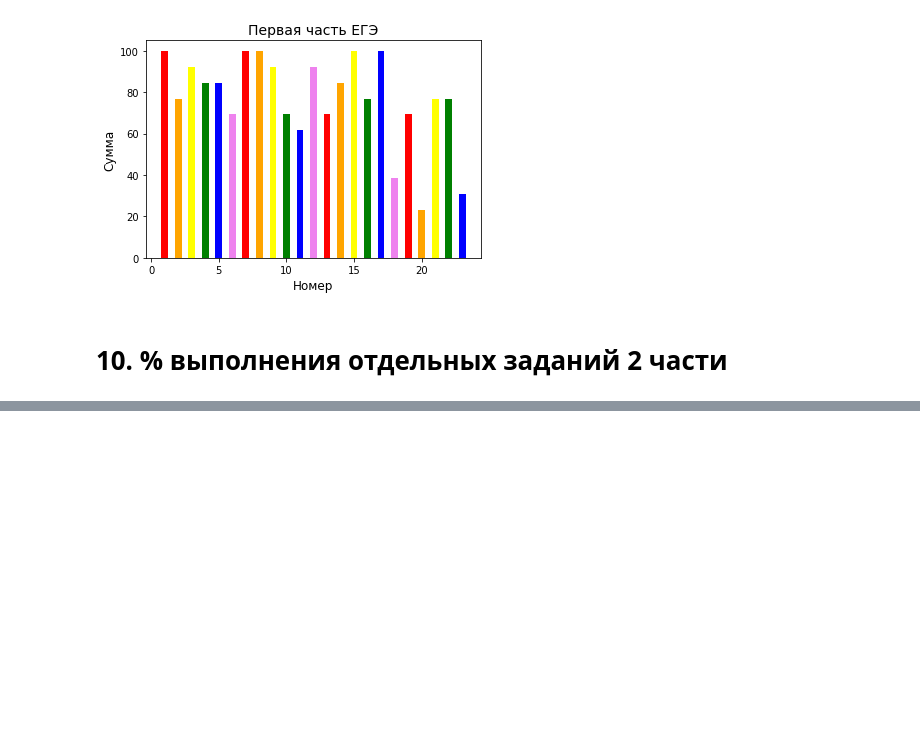
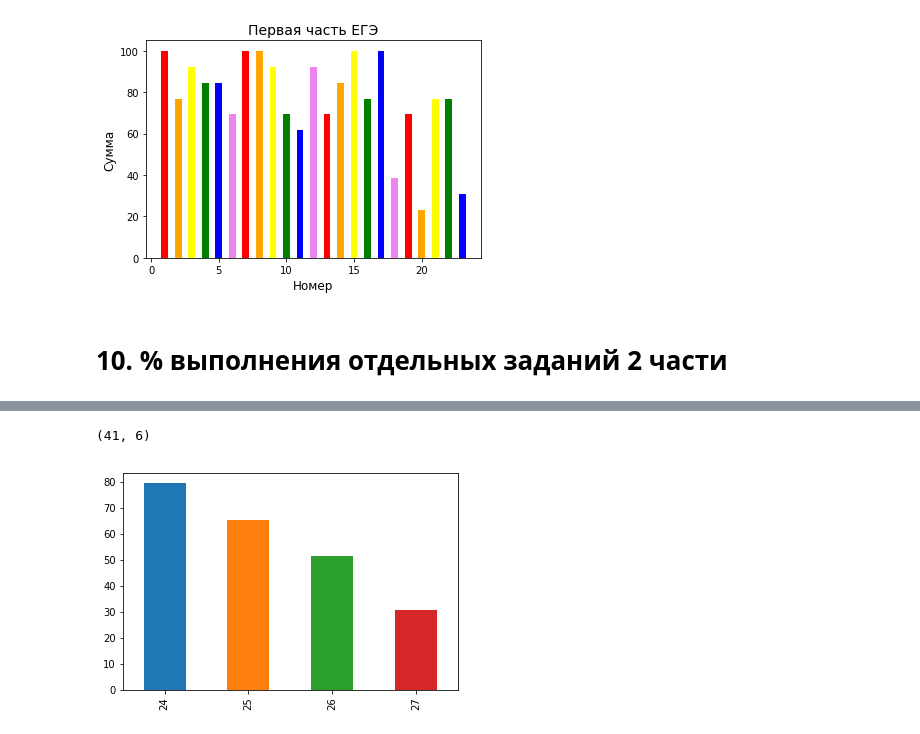
Before and after one commit to alex3287/conference, a Jupyter notebook: ai-2019_Kemerovo/ege_2.5.ipynb, the cells around one changed output, grey strips where cells are left out. Drawn from its saved outputs; the diff is of its cells as text; code cells hidden in the pictures; blank space fills up the shorter version.

```diff
--- a/ai-2019_Kemerovo/ege_2.5.ipynb
+++ b/ai-2019_Kemerovo/ege_2.5.ipynb
@@ -199,0 +250,7 @@ table2.to_excel('analytics.xlsx')
+# %%
+# количество заданий в первой части
+left = len(df2.result_1[1])
+right = len(df2.result_2[1][::4])
+left += 1
+right += left
+print(left, right)
@@ -199,0 +259,8 @@ table2.to_excel('analytics.xlsx')
+# %%
+#готовим шапку таблицы
+df3 = pd.DataFrame(columns=['Last name'] + [str(i) for i in range(left,right)]+['summa'])
+for t,k in enumerate(df2['result_2']):
+    buf = [int(k[j]) for j in range(0,len(k),4)]
+    df3.loc[t] = [table2['Last name'][t]]+[j for j in buf]+[sum(buf)]
+row = t+1
+df3[-5:]
@@ -199,0 +274,7 @@ table2.to_excel('analytics.xlsx')
+# %%
+test2=[]
+for i in range(left,right):
+    test2.append(df3[str(i)].sum())
+#test
+df3.loc[row] = ['sum']+[j for j in test2]+[' ']
+df3[-3:]
@@ -199,0 +286,6 @@ table2.to_excel('analytics.xlsx')
+# %%
+# тут не работает
+# функция max расчитывает самый большой балл в столбце
+B = [(i * 100 / row / max(1,max(df3[str(j)][:-1])))  for j, i in enumerate (df3.loc[row][1:-1],left)]
+df3.loc[row+1] = ['%']+[j for j in B]+[' ']
+df3[-5:]
@@ -199,0 +299,4 @@ table2.to_excel('analytics.xlsx')
+# %%
+df3.shape
+# %% [output]
+(41, 6)
@@ -199,0 +305,6 @@ table2.to_excel('analytics.xlsx')
+# %%
+# вызуализация
+q2 = df3.loc[len(df3)-1][1:-1]
+q2.plot(kind='bar'); #столбчатая диаграмма
+# %% [output]
+[figure, added]
```
Also changed, not shown: parts of 20 cells of this notebook.
